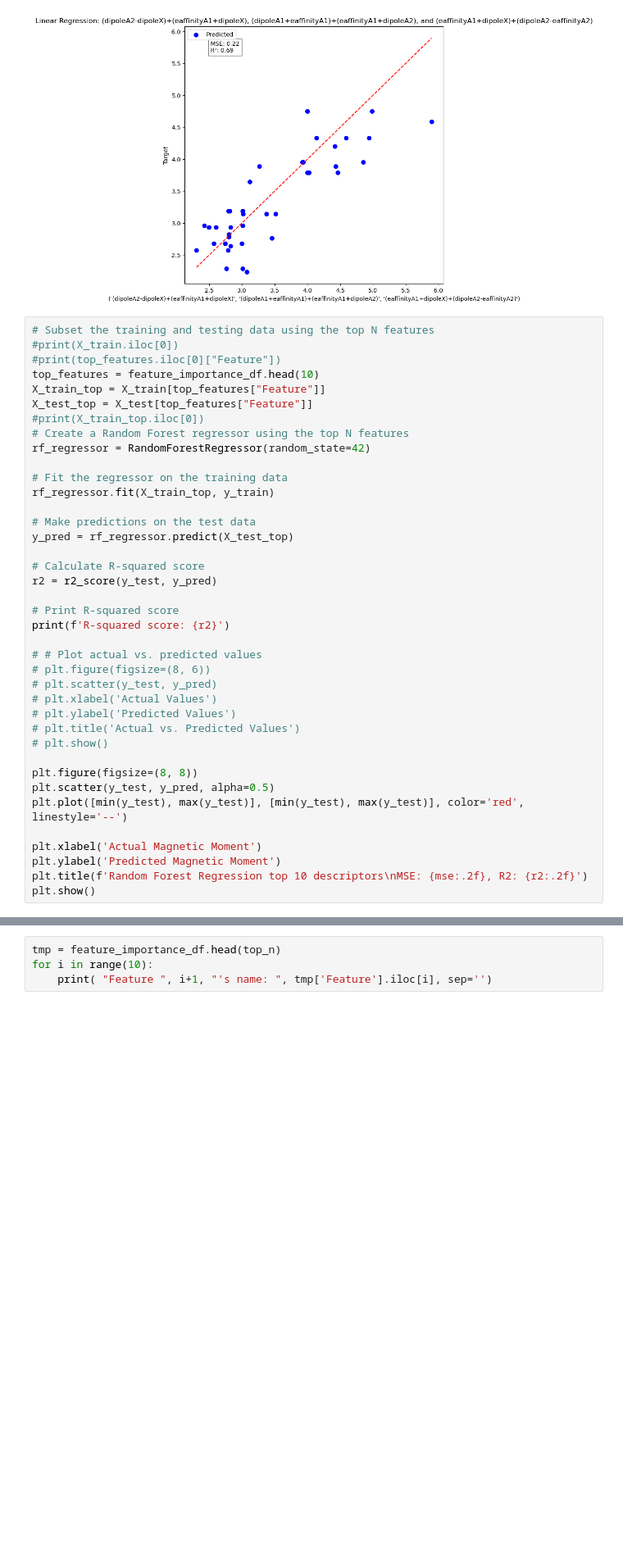
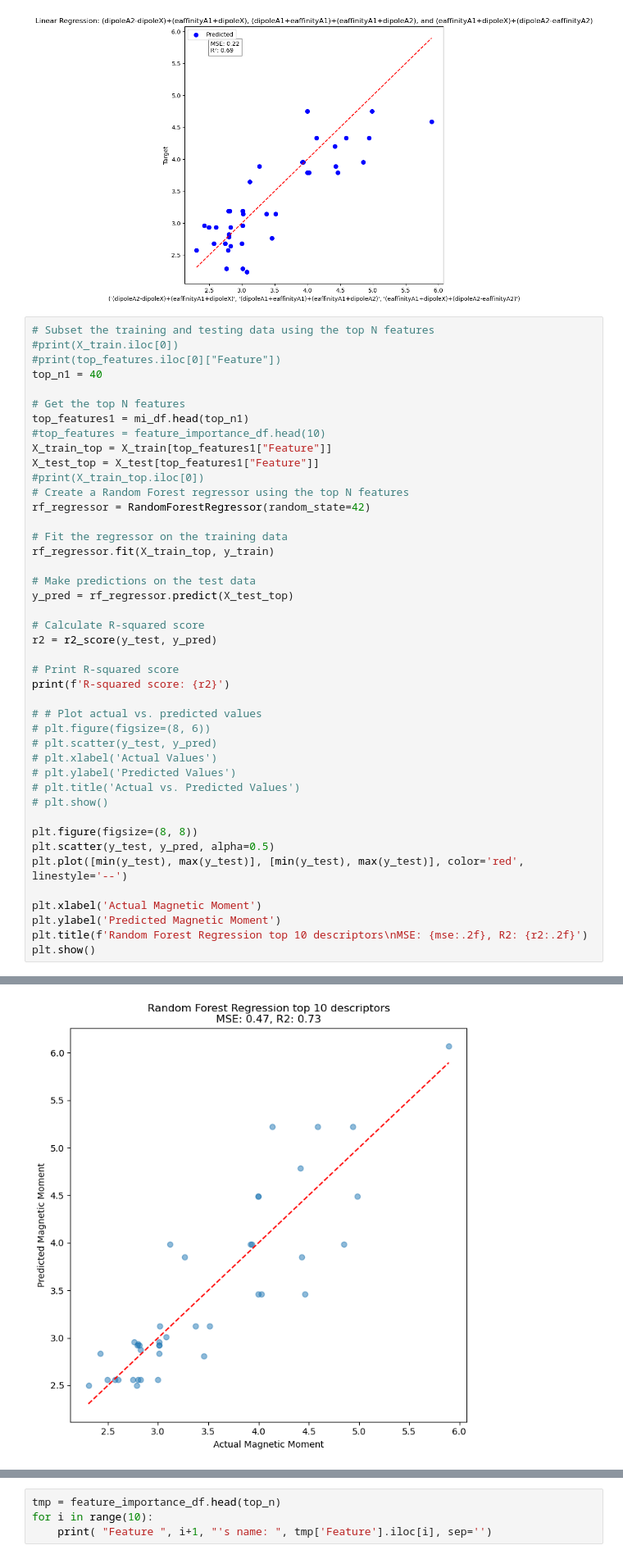
Before and after one commit to erikswanke/2d-Material-Science, a Jupyter notebook: critical role descriptor.ipynb, the cells around one changed output, grey strips where cells are left out. Shown at 82% size. Saved outputs shown, nothing was run; the diff lists cells and outputs as text; blank space fills up the shorter version.

```diff
--- a/critical role descriptor.ipynb
+++ b/critical role descriptor.ipynb
@@ -993,9 +959,13 @@ plt.show()
 # Subset the training and testing data using the top N features
 #print(X_train.iloc[0])
 #print(top_features.iloc[0]["Feature"])
-top_features = feature_importance_df.head(10)
-X_train_top = X_train[top_features["Feature"]]
-X_test_top = X_test[top_features["Feature"]]
+top_n1 = 40
+
+# Get the top N features
+top_features1 = mi_df.head(top_n1)
+#top_features = feature_importance_df.head(10)
+X_train_top = X_train[top_features1["Feature"]]
+X_test_top = X_test[top_features1["Feature"]]
 #print(X_train_top.iloc[0])
 # Create a Random Forest regressor using the top N features
 rf_regressor = RandomForestRegressor(random_state=42)
@@ -1028,3 +998,4 @@ plt.xlabel('Actual Magnetic Moment')
 plt.ylabel('Predicted Magnetic Moment')
 plt.title(f'Random Forest Regression top 10 descriptors\nMSE: {mse:.2f}, R2: {r2:.2f}')
 plt.show()
+# %% [output]
@@ -1031,3 +1003,4 @@ plt.show()
+[figure, added]
 # %%
 top_n = 10
 
```
Also changed, not shown: parts of 6 cells of this notebook, 1 other file.
